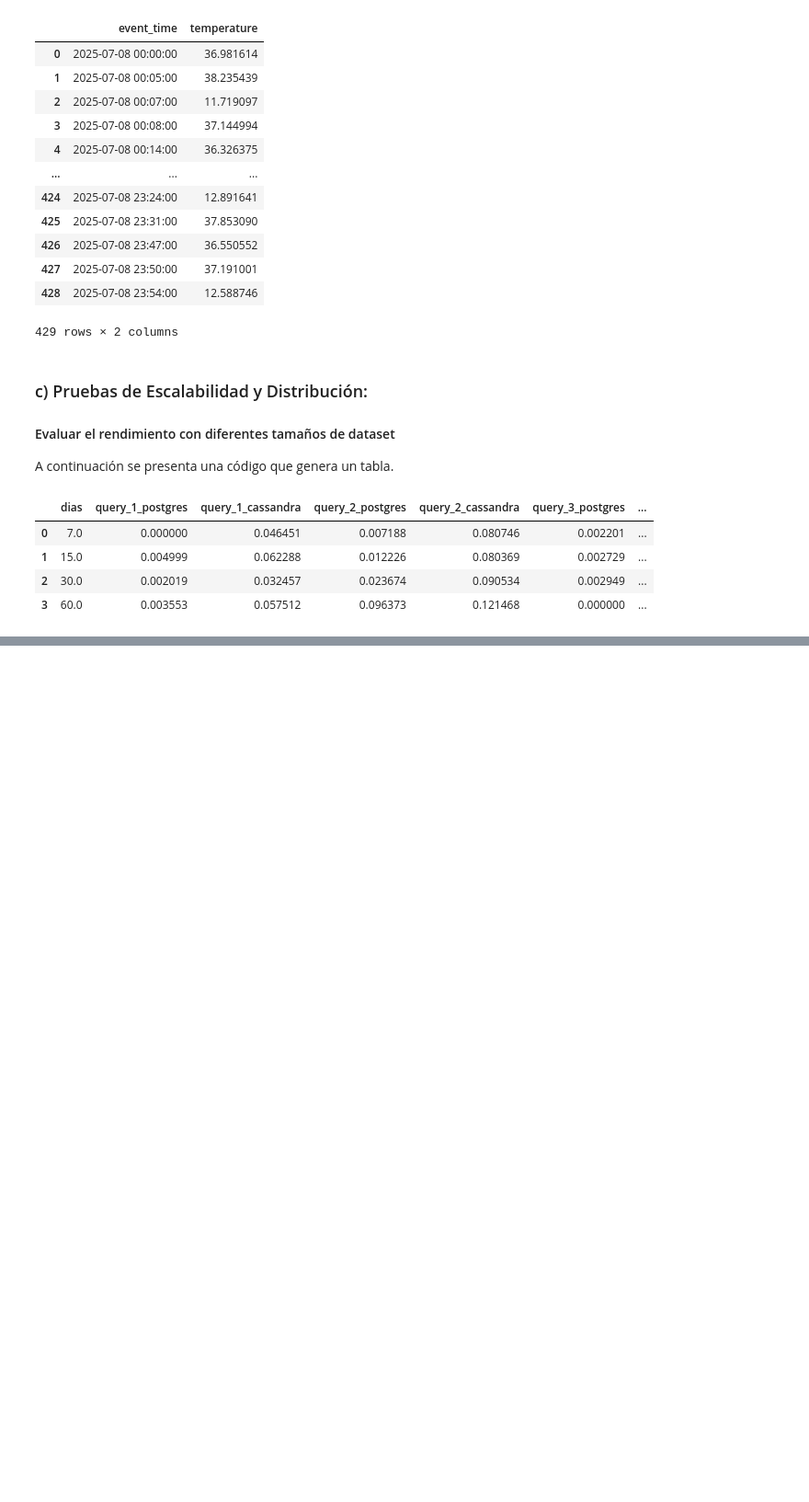
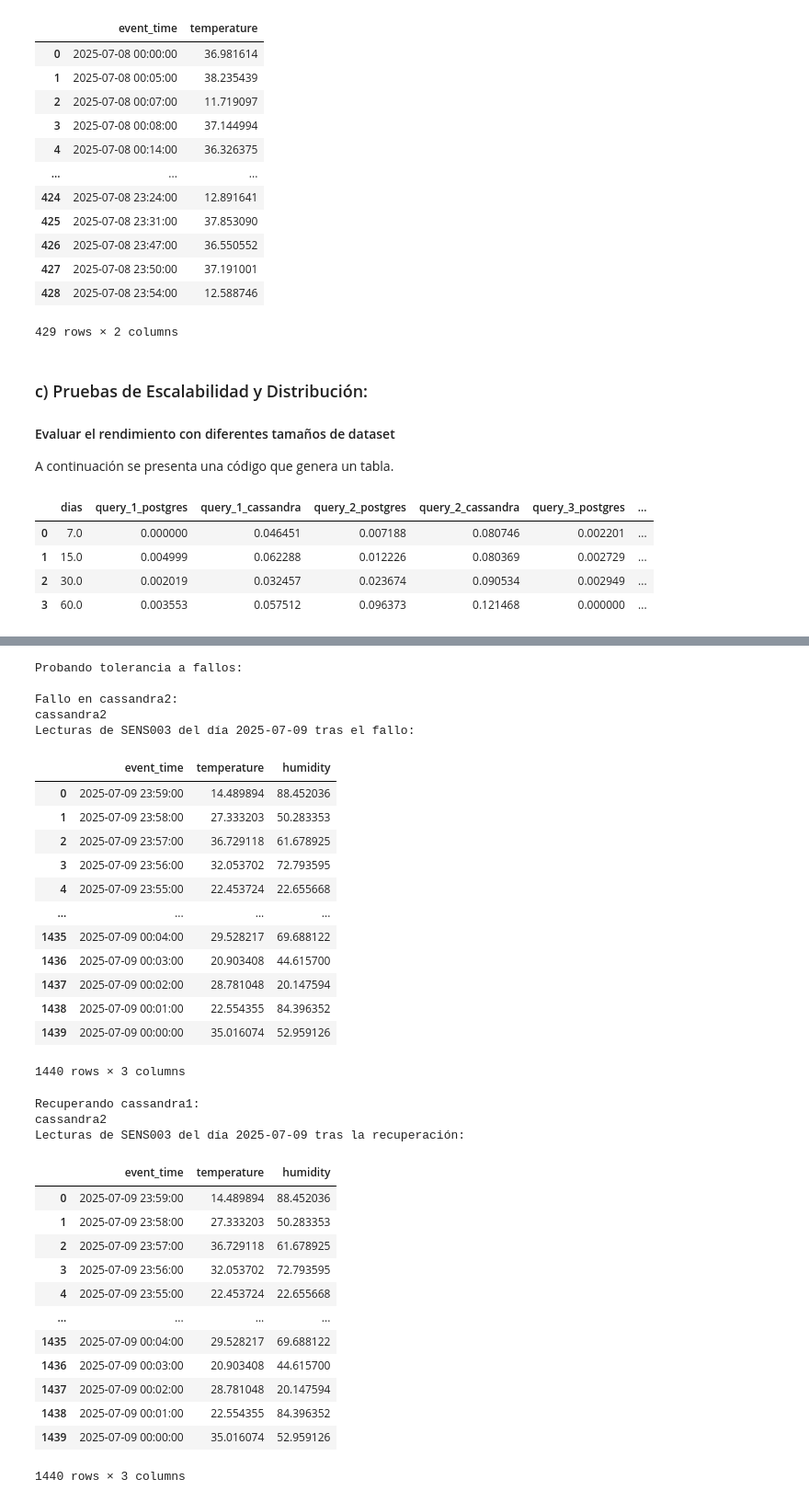
Before and after one commit to Jvnc0503/BD2-Labs, a Jupyter notebook: Lab15/lab15.ipynb, the cells around one changed output, grey strips where cells are left out. Shown: that part at 92% size. Saved outputs shown, nothing was run; the diff lists cells and outputs as text; code cells hidden in the pictures; blank space fills up the shorter version.

```diff
--- a/Lab15/lab15.ipynb
+++ b/Lab15/lab15.ipynb
@@ -1169,0 +1229,80 @@ error during connect: Get "http://%2F%2F.%2Fpipe%2FdockerDesktopLinuxEngine/v1.4
+# %%
+def test_failures() -> None:
+    print("Probando tolerancia a fallos:")
+    # Simular fallo en cassandra1
+    print("\nFallo en cassandra2:")
+    !docker stop cassandra2
+    time.sleep(5)  # Esperar a que el nodo se considere caído
+
+    sensor_id = 'SENS003'
+    date = (datetime.now() - timedelta(days=3)).strftime('%Y-%m-%d')
+    prepared = cassandra.prepare("""
+        select event_time, temperature, humidity
+        from temperature_measurements
+        where sensor_id = ?
+        and date = ?
+        order by event_time desc
+    """)
+    rows_failure = cassandra.execute(prepared, (sensor_id, date))
+    print(f"Lecturas de {sensor_id} del día {date} tras el fallo:")
+    display(pd.DataFrame(rows_failure, columns=['event_time', 'temperature', 'humidity']))
+
+    # Simular recuperación de cassandra1
+    print("\nRecuperando cassandra1:")
+    !docker start cassandra2
+    time.sleep(10)  # Esperar a que el nodo se una al clúster
+
+    sensor_id = 'SENS003'
+    date = (datetime.now() - timedelta(days=3)).strftime('%Y-%m-%d')
+    prepared = cassandra.prepare("""
+        select event_time, temperature, humidity
+        from temperature_measurements
+        where sensor_id = ?
+        and date = ?
+        order by event_time desc
+    """)
+    rows_recovery = cassandra.execute(prepared, (sensor_id, date))
+    print(f"Lecturas de {sensor_id} del día {date} tras la recuperación:")
+    display(pd.DataFrame(rows_recovery, columns=['event_time', 'temperature', 'humidity']))
+
+    if len(list(rows_recovery)) == len(list(rows_failure)):
+        print("La recuperación fue exitosa: se mantuvieron los datos tras el fallo.")
+    else:
+        print("La recuperación falló: los datos no se mantuvieron tras el fallo.")
+
+test_failures()
+# %% [output]
+Probando tolerancia a fallos:
+
+Fallo en cassandra2:
+cassandra2
+Lecturas de SENS003 del día 2025-07-09 tras el fallo:
+|  | event_time | temperature | humidity |
+| 0 | 2025-07-09 23:59:00 | 14.489894 | 88.452036 |
+| 1 | 2025-07-09 23:58:00 | 27.333203 | 50.283353 |
+| 2 | 2025-07-09 23:57:00 | 36.729118 | 61.678925 |
+| 3 | 2025-07-09 23:56:00 | 32.053702 | 72.793595 |
+| 4 | 2025-07-09 23:55:00 | 22.453724 | 22.655668 |
+| ... | ... | ... | ... |
+| 1435 | 2025-07-09 00:04:00 | 29.528217 | 69.688122 |
+| 1436 | 2025-07-09 00:03:00 | 20.903408 | 44.615700 |
+| 1437 | 2025-07-09 00:02:00 | 28.781048 | 20.147594 |
+| 1438 | 2025-07-09 00:01:00 | 22.554355 | 84.396352 |
+| 1439 | 2025-07-09 00:00:00 | 35.016074 | 52.959126 |
+1440 rows × 3 columns
+Recuperando cassandra1:
+cassandra2
+Lecturas de SENS003 del día 2025-07-09 tras la recuperación:
+|  | event_time | temperature | humidity |
+| 0 | 2025-07-09 23:59:00 | 14.489894 | 88.452036 |
+| 1 | 2025-07-09 23:58:00 | 27.333203 | 50.283353 |
+| 2 | 2025-07-09 23:57:00 | 36.729118 | 61.678925 |
+| 3 | 2025-07-09 23:56:00 | 32.053702 | 72.793595 |
+| 4 | 2025-07-09 23:55:00 | 22.453724 | 22.655668 |
+| ... | ... | ... | ... |
+| 1435 | 2025-07-09 00:04:00 | 29.528217 | 69.688122 |
+| 1436 | 2025-07-09 00:03:00 | 20.903408 | 44.615700 |
+| 1437 | 2025-07-09 00:02:00 | 28.781048 | 20.147594 |
+| 1438 | 2025-07-09 00:01:00 | 22.554355 | 84.396352 |
+| 1439 | 2025-07-09 00:00:00 | 35.016074 | 52.959126 |
+1440 rows × 3 columns
```
Also changed, not shown: parts of 6 cells of this notebook.
